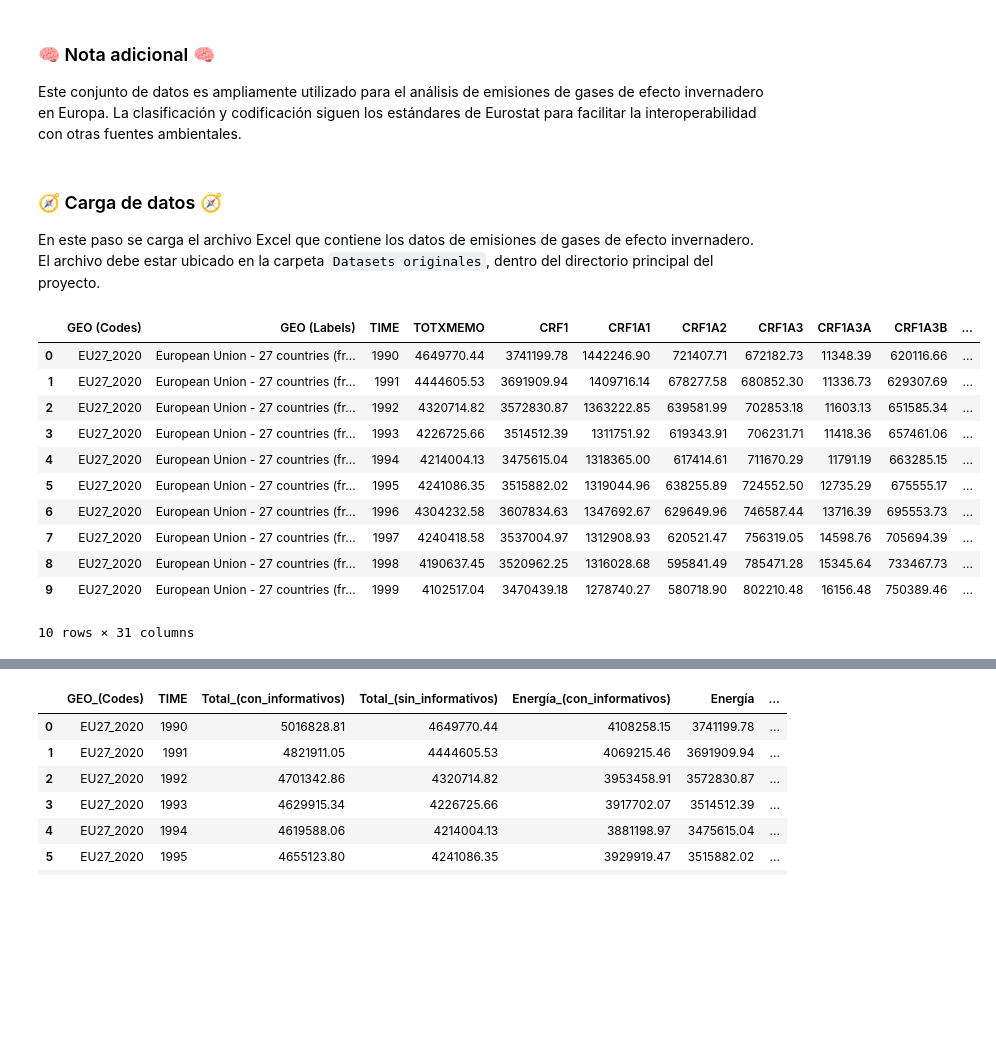
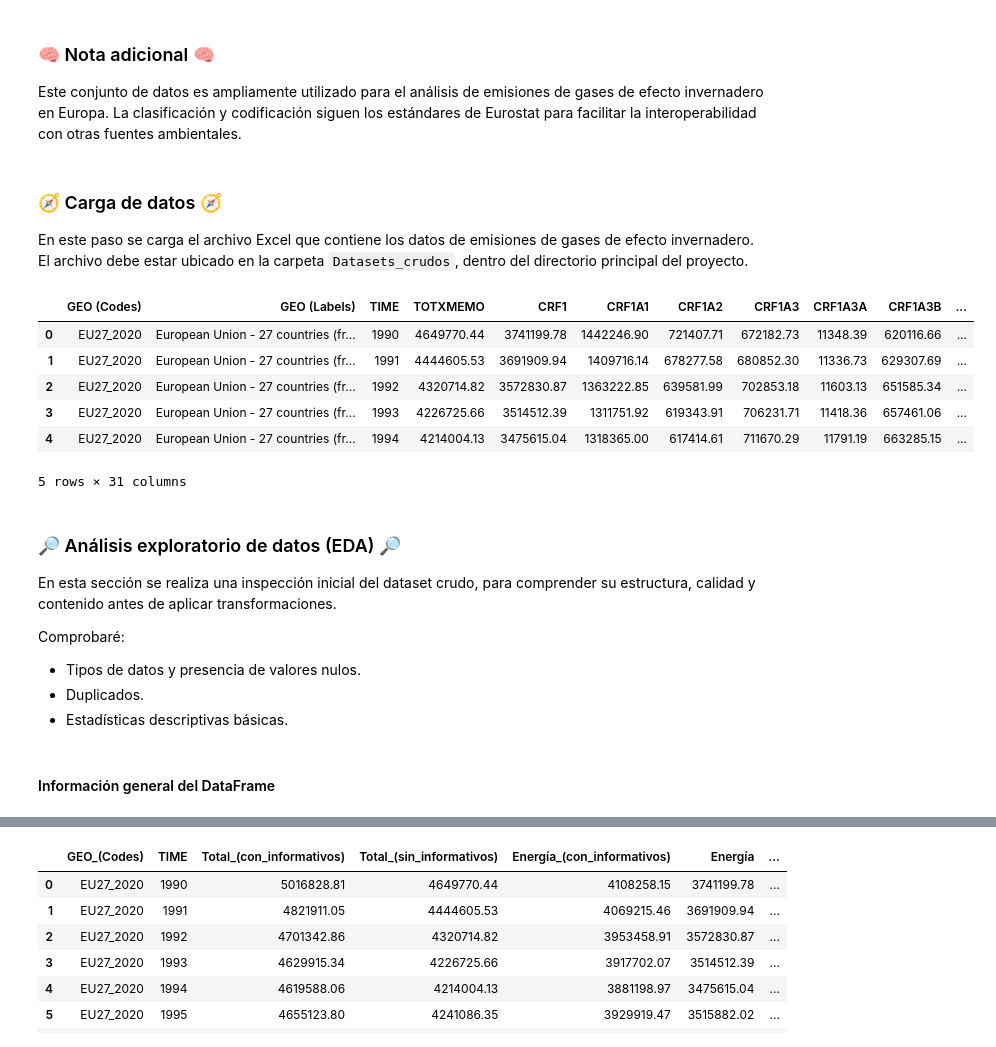
Before and after one commit to LoFloAb/Impacto_de_la_electrificaci-n_del_transporte_en_las_emisiones_de_GEI_en_Europa, a Jupyter notebook: Analisis_impacto_coche_electrico.ipynb, the cells around one changed output, grey strips where cells are left out. Cells and saved outputs as stored; diff of their text form; code cells hidden in the pictures; blank space fills up the shorter version.

Commit message:
Mejoras al Script y cambio de nombre a los archivos

```diff
--- a/Impacto del coche eléctrico y las emisiones de GEI.ipynb
+++ b/Analisis_impacto_coche_electrico.ipynb
@@ -48,23 +48,29 @@ Este conjunto de datos es ampliamente utilizado para el análisis de emisiones d
 # %% [markdown]
 ### 🧭 Carga de datos 🧭
 
-En este paso se carga el archivo Excel que contiene los datos de emisiones de gases de efecto invernadero. El archivo debe estar ubicado en la carpeta `Datasets originales`, dentro del directorio principal del proyecto.
+En este paso se carga el archivo Excel que contiene los datos de emisiones de gases de efecto invernadero. El archivo debe estar ubicado en la carpeta `Datasets_crudos`, dentro del directorio principal del proyecto.
 # %%
-file_path = os.path.join(os.getcwd(), "Datasets originales", "env_air_gge__custom_15714287_page_spreadsheet.xlsx")
+file_path = os.path.join(os.getcwd(), "Datasets_crudos", "env_air_gge__custom_15714287_page_spreadsheet.xlsx")
 
 with open(file_path, "rb") as data:
     df_greenhouse_gases = pd.read_excel(data, sheet_name="Data")
-df_greenhouse_gases.head(10)
+df_greenhouse_gases.head()
 # %% [output]
 |  | GEO (Codes) | GEO (Labels) | TIME | TOTXMEMO | CRF1 | CRF1A1 | CRF1A2 | CRF1A3 | CRF1A3A | CRF1A3B | ... |
 | 0 | EU27_2020 | European Union - 27 countries (fr... | 1990 | 4649770.44 | 3741199.78 | 1442246.90 | 721407.71 | 672182.73 | 11348.39 | 620116.66 | ... |
 | 1 | EU27_2020 | European Union - 27 countries (fr... | 1991 | 4444605.53 | 3691909.94 | 1409716.14 | 678277.58 | 680852.30 | 11336.73 | 629307.69 | ... |
 | 2 | EU27_2020 | European Union - 27 countries (fr... | 1992 | 4320714.82 | 3572830.87 | 1363222.85 | 639581.99 | 702853.18 | 11603.13 | 651585.34 | ... |
 | 3 | EU27_2020 | European Union - 27 countries (fr... | 1993 | 4226725.66 | 3514512.39 | 1311751.92 | 619343.91 | 706231.71 | 11418.36 | 657461.06 | ... |
 | 4 | EU27_2020 | European Union - 27 countries (fr... | 1994 | 4214004.13 | 3475615.04 | 1318365.00 | 617414.61 | 711670.29 | 11791.19 | 663285.15 | ... |
-| 5 | EU27_2020 | European Union - 27 countries (fr... | 1995 | 4241086.35 | 3515882.02 | 1319044.96 | 638255.89 | 724552.50 | 12735.29 | 675555.17 | ... |
-| 6 | EU27_2020 | European Union - 27 countries (fr... | 1996 | 4304232.58 | 3607834.63 | 1347692.67 | 629649.96 | 746587.44 | 13716.39 | 695553.73 | ... |
-| 7 | EU27_2020 | European Union - 27 countries (fr... | 1997 | 4240418.58 | 3537004.97 | 1312908.93 | 620521.47 | 756319.05 | 14598.76 | 705694.39 | ... |
-| 8 | EU27_2020 | European Union - 27 countries (fr... | 1998 | 4190637.45 | 3520962.25 | 1316028.68 | 595841.49 | 785471.28 | 15345.64 | 733467.73 | ... |
-| 9 | EU27_2020 | European Union - 27 countries (fr... | 1999 | 4102517.04 | 3470439.18 | 1278740.27 | 580718.90 | 802210.48 | 16156.48 | 750389.46 | ... |
-10 rows × 31 columns
+5 rows × 31 columns
+# %% [markdown]
+### 🔎 Análisis exploratorio de datos (EDA) 🔎
+
+En esta sección se realiza una inspección inicial del dataset crudo, para comprender su estructura, calidad y contenido antes de aplicar transformaciones.
+
+Comprobaré:
+- Tipos de datos y presencia de valores nulos.
+- Duplicados.
+- Estadísticas descriptivas básicas.
+# %% [markdown]
+#### Información general del DataFrame
```
Also changed, not shown: parts of 32 cells of this notebook, 8 other files.
